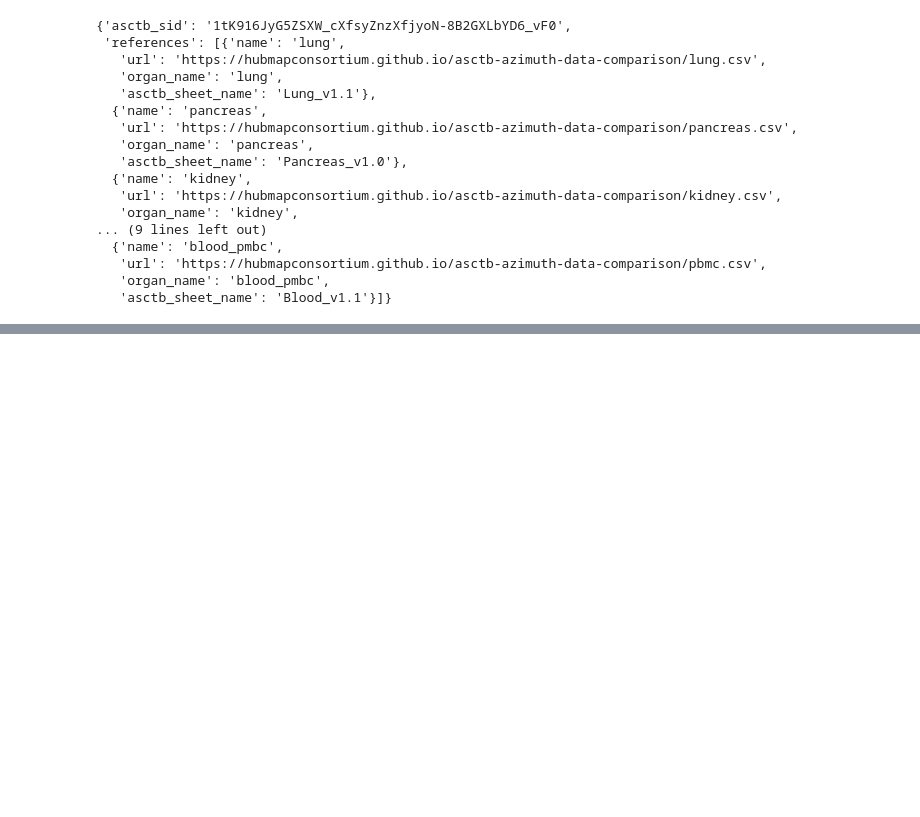
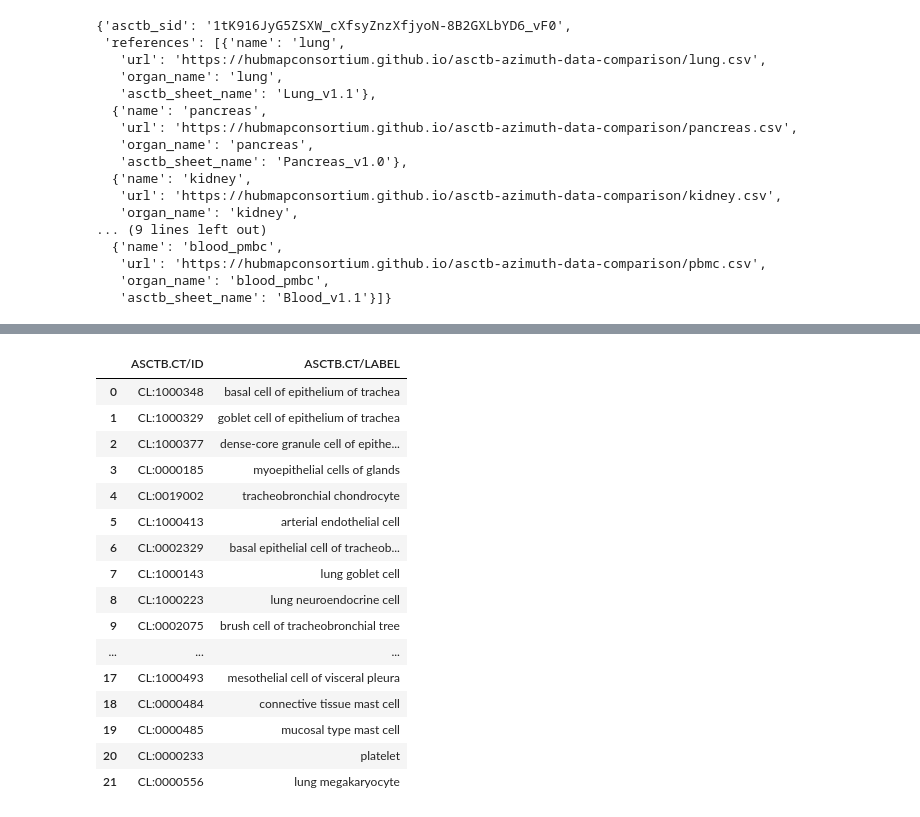
Before and after one commit to maddy3940/ASCTB-Azimuth-Comparison-22, a Jupyter notebook: Python/OLS matching all organs.ipynb, the cells around one changed output, grey strips where cells are left out. Drawn from its saved outputs; the diff is of its cells as text; code cells hidden in the pictures; blank space fills up the shorter version.

```diff
--- a/Python/OLS matching all organs.ipynb
+++ b/Python/OLS matching all organs.ipynb
@@ -207,3 +423,45 @@ def incorrect_cts_ebi(mismatches):
+# %%
+def tree_traversal_asctb(asctb_mismatch_az,azimuth_all_cts_label_unique):
+    url = "http://www.ebi.ac.uk/ols/api/ontologies/cl/terms?iri=http%3A%2F%2Fpurl.obolibrary.org%2Fobo%2F"
+    payload={}
+    #hierarchy={}
+    headers = {
+      'Accept': 'application/json'
+    }
+    for i in range(len(asctb_mismatch_az['CT/ID'])):
+        hierarchy={}
+        cl_asctb=asctb_mismatch_az['CT/ID'][i]
+        print(cl_asctb,"Original")
+        hierarchy[cl_asctb]=asctb_mismatch_az['CT/LABEL'][i]
+        cl_asctb=cl_asctb.replace(":","_")
+        response = requests.request("GET", url+cl_asctb, headers=headers, data=payload)
+        if response.status_code!=200:
+            tree_not_match_1.append(i)
+            hierarchy_list_1.append([hierarchy,i])
+        else:
+            result_asctb= json.loads(response.text)
+            all_links_asctb=result_asctb['_embedded']['terms'][0]['_links']
+            ols_call(azimuth_all_cts_label_unique,cl_asctb,i,all_links_asctb,hierarchy)
+
+    asctb_matches_tree=asctb_mismatch_az.loc[tree_match_asctb_1]
+    asctb_matches_tree.reset_index(drop=True,inplace=True)
+
+    az_matches_tree=azimuth_all_cts_label_unique.loc[tree_match_az_1]
+    az_matches_tree.reset_index(drop=True,inplace=True)
+
+    az_matches_tree.rename(columns = {"CT/ID":"AZ.CT/ID","CT/LABEL":"AZ.CT/LABEL"},inplace = True)
+    asctb_matches_tree.rename(columns = {"CT/ID":"ASCTB.CT/ID","CT/LABEL":"ASCTB.CT/LABEL"},inplace = True)
+
+    az_final_matches =pd.concat([asctb_matches_tree,az_matches_tree],axis=1)
+
+
+    asctb_mismatches_final=asctb_mismatch_az.loc[tree_not_match_1]
+    asctb_mismatches_final.reset_index(drop=True,inplace=True)
+
+    asctb_mismatches_final.rename(columns = {"CT/ID":"ASCTB.CT/ID","CT/LABEL":"ASCTB.CT/LABEL"},inplace = True)
+
+
+    return az_final_matches,asctb_mismatches_final
 # %%
 # parse config file
 ct=0
@@ -281,0 +578,20 @@ incorrect_ct_asctb_ebi
+# %%
+asctb_mismatch_tree
+# %% [output]
+|  | ASCTB.CT/ID | ASCTB.CT/LABEL |
+| 0 | CL:1000348 | basal cell of epithelium of trachea |
+| 1 | CL:1000329 | goblet cell of epithelium of trachea |
+| 2 | CL:1000377 | dense-core granule cell of epithe... |
+| 3 | CL:0000185 | myoepithelial cells of glands |
+| 4 | CL:0019002 | tracheobronchial chondrocyte |
+| 5 | CL:1000413 | arterial endothelial cell |
+| 6 | CL:0002329 | basal epithelial cell of tracheob... |
+| 7 | CL:1000143 | lung goblet cell |
+| 8 | CL:1000223 | lung neuroendocrine cell |
+| 9 | CL:0002075 | brush cell of tracheobronchial tree |
+| ... | ... | ... |
+| 17 | CL:1000493 | mesothelial cell of visceral pleura |
+| 18 | CL:0000484 | connective tissue mast cell |
+| 19 | CL:0000485 | mucosal type mast cell |
+| 20 | CL:0000233 | platelet |
+| 21 | CL:0000556 | lung megakaryocyte |
```
Also changed, not shown: parts of 13 cells of this notebook, 6 other files.
